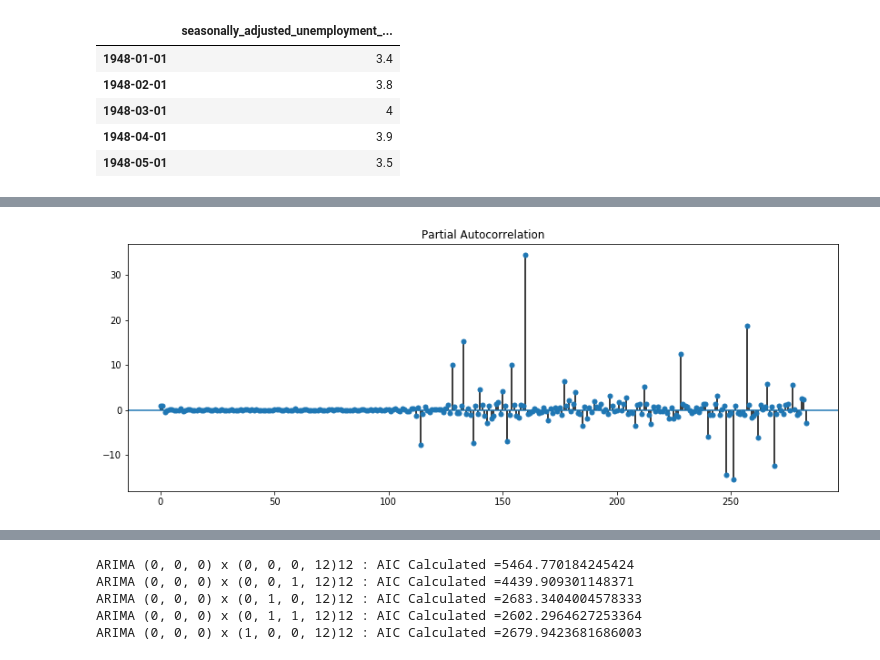
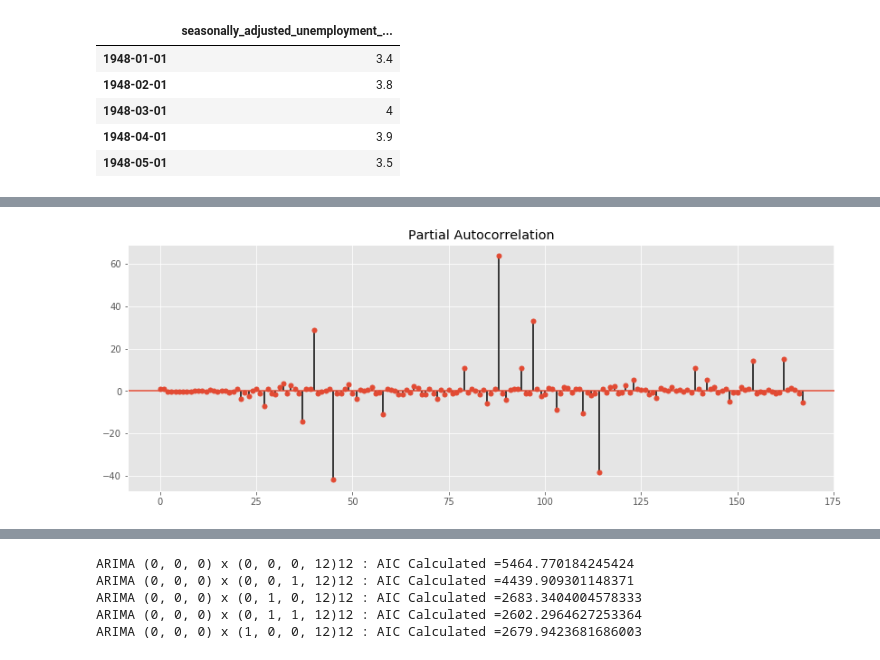
Before and after one commit to jjacisin/mod_5_project, a Jupyter notebook: m5_notebook.ipynb, the cells around one changed output, grey strips where cells are left out. Saved outputs shown, nothing was run; the diff lists cells and outputs as text; code cells hidden in the pictures.

```diff
--- a/m5_notebook.ipynb
+++ b/m5_notebook.ipynb
@@ -3,7 +3,15 @@ import pandas as pd
 import matplotlib.pyplot as plt
 from datetime import datetime
 import numpy as np
+import pyflux as pf
 fig = plt.figure(figsize=(20,15))
 pd.set_option("display.max_columns",100)
 pd.get_option("display.max_columns")
+from pytrends.request import TrendReq
+import itertools
+import warnings
+warnings.filterwarnings('ignore')
+import statsmodels.api as sm
+from matplotlib.pylab import rcParams
+plt.style.use('ggplot')
 # %% [output]
@@ -41,12 +56,12 @@ pd.plotting.autocorrelation_plot(ts_df)
 # %%
 from statsmodels.graphics.tsaplots import plot_pacf
 from matplotlib.pylab import rcParams
 
 rcParams['figure.figsize'] = 14, 5
 
-plot_pacf(ts_df);
+plot_pacf(df_UE);
 # %% [output]
-[figure, old version]
+[figure, new version]
 # %%
 import warnings
 warnings.filterwarnings('ignore')
```
Also changed, not shown: parts of 44 cells of this notebook, 2 other files.
